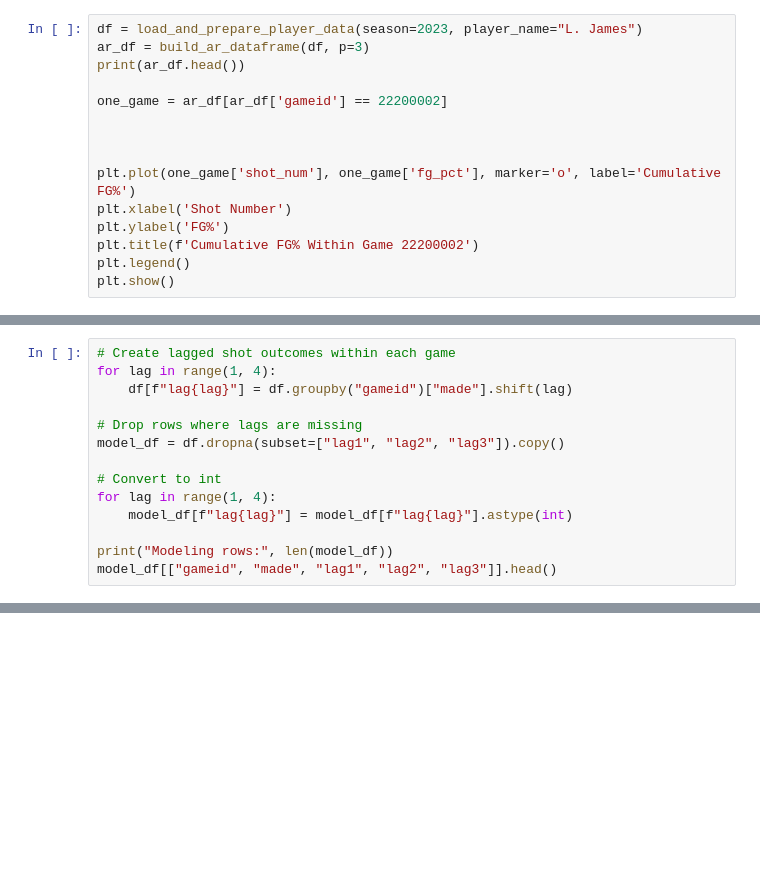
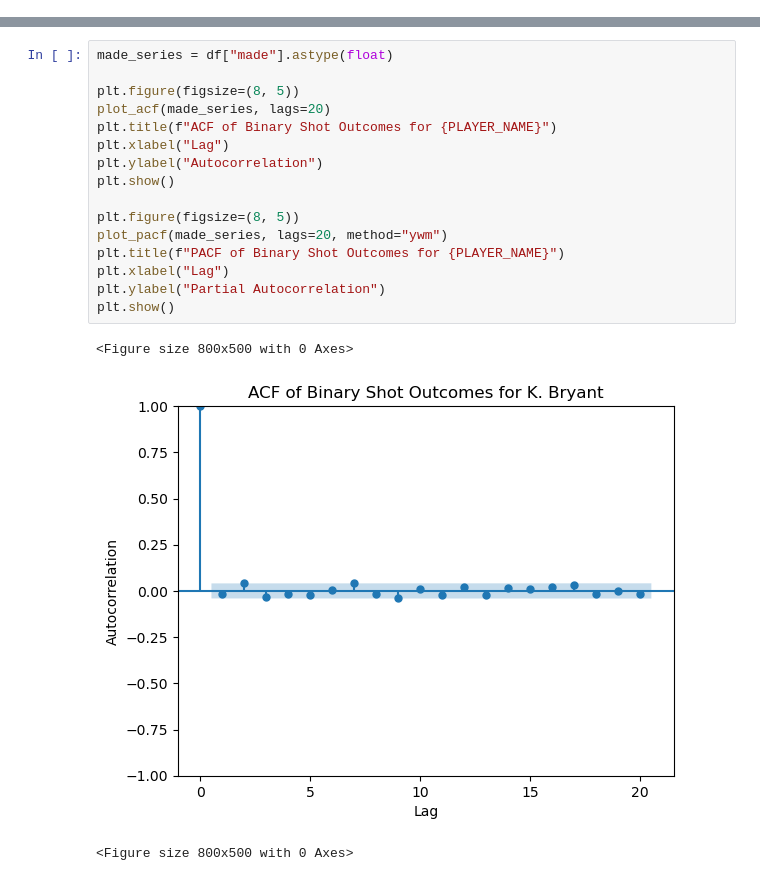
Before and after one commit to lilyhoffman/ds4420, a Jupyter notebook: hot_hands_time_series.ipynb, the cells around one changed output, grey strips where cells are left out. Cells and saved outputs as stored; diff of their text form; blank space fills up the shorter version.

```diff
--- a/hot_hands_time_series.ipynb
+++ b/hot_hands_time_series.ipynb
@@ -235,15 +0,0 @@ We will first try fitting a basic AR model by hand to see if we can predict the
-# %%
-df = load_and_prepare_player_data(season=2023, player_name="L. James")
-ar_df = build_ar_dataframe(df, p=3)
-print(ar_df.head())
-
-one_game = ar_df[ar_df['gameid'] == 22200002]
-
-
-
-plt.plot(one_game['shot_num'], one_game['fg_pct'], marker='o', label='Cumulative FG%')
-plt.xlabel('Shot Number')
-plt.ylabel('FG%')
-plt.title(f'Cumulative FG% Within Game 22200002')
-plt.legend()
-plt.show()
@@ -489,14 +0,0 @@ These will be used to test whether recent shots influence future performance.
-# %%
-# Create lagged shot outcomes within each game
-for lag in range(1, 4):
-    df[f"lag{lag}"] = df.groupby("gameid")["made"].shift(lag)
-
-# Drop rows where lags are missing
-model_df = df.dropna(subset=["lag1", "lag2", "lag3"]).copy()
-
-# Convert to int
-for lag in range(1, 4):
-    model_df[f"lag{lag}"] = model_df[f"lag{lag}"].astype(int)
-
-print("Modeling rows:", len(model_df))
-model_df[["gameid", "made", "lag1", "lag2", "lag3"]].head()
@@ -664,0 +147,20 @@ Lag 1 correlation: -0.018863456985004114
+# %%
+made_series = df["made"].astype(float)
+
+plt.figure(figsize=(8, 5))
+plot_acf(made_series, lags=20)
+plt.title(f"ACF of Binary Shot Outcomes for {PLAYER_NAME}")
+plt.xlabel("Lag")
+plt.ylabel("Autocorrelation")
+plt.show()
+
+plt.figure(figsize=(8, 5))
+plot_pacf(made_series, lags=20, method="ywm")
+plt.title(f"PACF of Binary Shot Outcomes for {PLAYER_NAME}")
+plt.xlabel("Lag")
+plt.ylabel("Partial Autocorrelation")
+plt.show()
+# %% [output]
+<Figure size 800x500 with 0 Axes>
+[figure, added]
+<Figure size 800x500 with 0 Axes>
```
Also changed, not shown: parts of 65 cells of this notebook.
